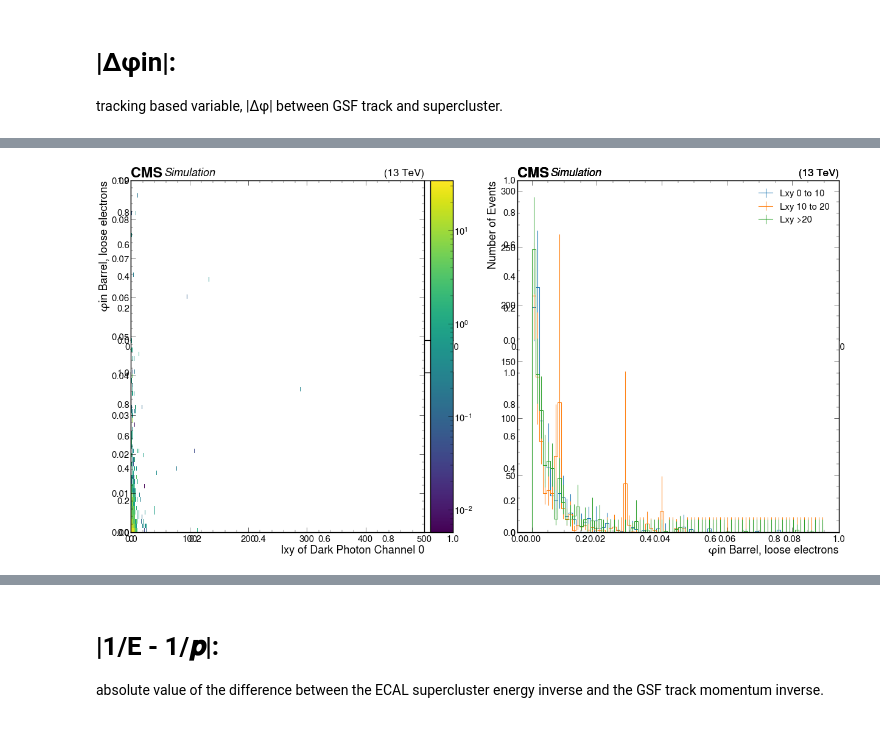
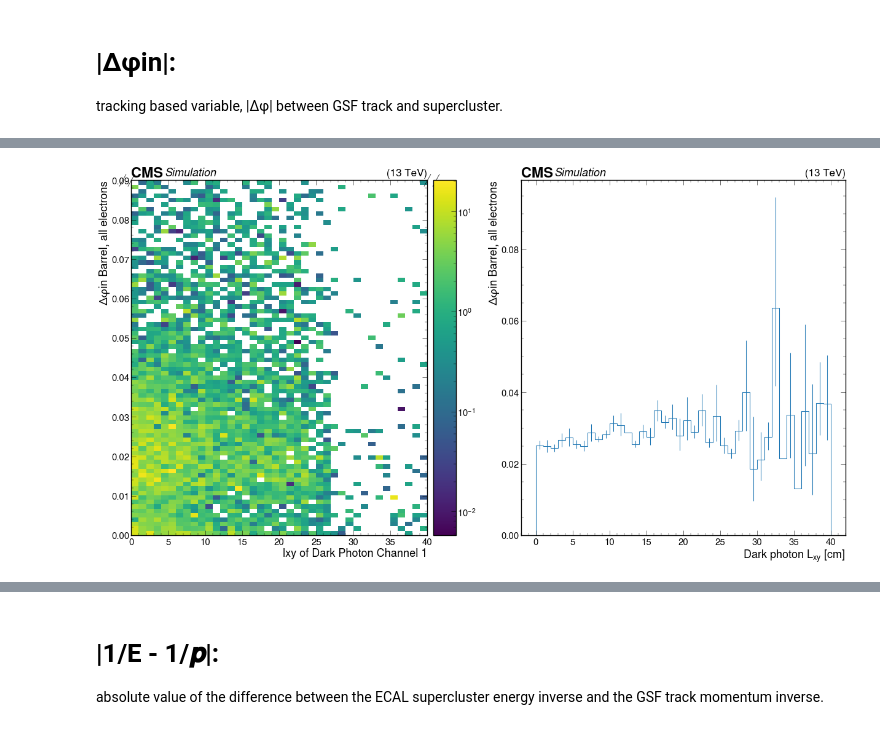
Before and after one commit to yfv2ev/SIDM, a Jupyter notebook: sidm/studies/GSF_electrons_profiles.ipynb, the cells around one changed output, grey strips where cells are left out. Cells and saved outputs as stored; diff of their text form; code cells hidden in the pictures.

```diff
--- a/sidm/studies/GSF_electrons_profiles.ipynb
+++ b/sidm/studies/GSF_electrons_profiles.ipynb
@@ -20,7 +20,7 @@ import matplotlib.pyplot as plt
 utilities.set_plot_style()
 %matplotlib inline
 # %%
-sample = ["2Mu2E_100GeV_5GeV_400mm"]
+sample = ["2Mu2E_100GeV_0p25GeV_10mm"]
 
 fileset = utilities.make_fileset(sample, "ffntuple_v4")
 
@@ -39,7 +39,7 @@ p = sidm_processor.SidmProcessor(
 
 output = runner.run(fileset, treename="ffNtuplizer/ffNtuple", processor_instance=p)
 out = output["out"]
-hists = out["2Mu2E_100GeV_5GeV_400mm"]["hists"]
+hists = out["2Mu2E_100GeV_0p25GeV_10mm"]["hists"]
 # %% [output]
 [interactive output not drawn]
 [interactive output not drawn]
@@ -154,62 +114,41 @@ Hist(Regular(60, 0, 0.0065, name='electron_GsfEleDEtaInSeedCut'), storage=Weight
 
 tracking based variable, |∆φ| between GSF track and supercluster.
 # %%
-plt.subplots(2, 2, figsize=(30,15))
+plt.subplots(1, 2, figsize=(30,15))
 plt.subplot(1, 2, 1)
-utilities.plot(hists["electron_GsfEleDPhiInCut2d"][channels[0], :, :], label = sample, norm=mpl.colors.LogNorm())
+utilities.plot(hists["electron_GsfEleDPhiInCut2d"][channels[1], :40j, :], label = sample, norm=mpl.colors.LogNorm())
+plt.xlabel("lxy of Dark Photon Channel 1")
+plt.ylabel("Δφin Barrel, all electrons")
+plt.subplot(1, 2, 2)
+utilities.plot(hists["electron_GsfEleDPhiInCut2d"][channels[1], :40j, :].profile(axis="electron_GsfEleDPhiInCut"))
+#print(hists["electron_GsfEleDPhiInCut2d"][channels[1],slice(0, 2, sum),:79])
+plt.xlabel("Dark photon $L_{xy}$ [cm]")
+plt.ylabel("Δφin Barrel, all electrons")
+
+plt.subplots(1, 2, figsize=(30,15))
+plt.subplot(1, 2, 1)
+utilities.plot(hists["electron_GsfEleDPhiInCut2d"][channels[0], :40j, :], label = sample, norm=mpl.colors.LogNorm())
 plt.xlabel("lxy of Dark Photon Channel 0")
-plt.ylabel("∆φin Barrel, loose electrons")
+plt.ylabel("Δφin Barrel, loose electrons")
 plt.subplot(1, 2, 2)
-utilities.plot(hists["electron_GsfEleDPhiInCut2d"][channels[0],slice(0, 2, sum),:], label = "Lxy 0 to 10",density=True,flow='none')
-utilities.plot(hists["electron_GsfEleDPhiInCut2d"][channels[0],slice(2,4, sum),:], label = "Lxy 10 to 20",density=True,flow='none')
-utilities.plot(hists["electron_GsfEleDPhiInCut2d"][channels[0],slice(4,101, sum),:], label = "Lxy >20" ,density=True,flow='none')
-plt.legend()
+utilities.plot(hists["electron_GsfEleDPhiInCut2d"][channels[0], :40j, :].profile(axis="electron_GsfEleDPhiInCut"))
 #print(hists["electron_GsfEleDPhiInCut2d"][channels[0],slice(0, 2, sum),:76])
-plt.ylabel("Number of Events")
-plt.xlabel("∆φin Barrel, loose electrons")
-
-plt.subplots(2, 2, figsize=(30,15))
-plt.subplot(1, 2, 1)
-utilities.plot(hists["electron_GsfEleDPhiInCut2d"][channels[1], :, :], label = sample, norm=mpl.colors.LogNorm())
-plt.xlabel("lxy of Dark Photon Channel 1")
-plt.ylabel("∆φin Barrel, all electrons")
-plt.subplot(1, 2, 2)
-utilities.plot(hists["electron_GsfEleDPhiInCut2d"][channels[1],slice(0, 2, sum),:], label = "Lxy 0 to 10",density=True,flow='none')
-utilities.plot(hists["electron_GsfEleDPhiInCut2d"][channels[1],slice(2,4, sum),:], label = "Lxy 10 to 20",density=True,flow='none')
-utilities.plot(hists["electron_GsfEleDPhiInCut2d"][channels[1],slice(4,101, sum),:], label = "Lxy >20" ,density=True,flow='none')
-plt.legend()
-print(hists["electron_GsfEleDPhiInCut2d"][channels[1],slice(0, 2, sum),:76])
-plt.ylabel("Number of Events")
-plt.xlabel("∆φin Barrel, all electrons")
-
-plt.subplots(2, 2, figsize=(30,15))
-plt.subplot(1, 2, 1)
-utilities.plot(hists["electron_GsfEleDPhiInCut2d"][channels[2], :, :], label = sample, norm=mpl.colors.LogNorm())
-plt.xlabel("lxy of Dark Photon Channel 2")
-plt.ylabel("∆φin EndCap, loose electrons")
-plt.subplot(1, 2, 2)
-utilities.plot(hists["electron_GsfEleDPhiInCut2d"][channels[2],slice(0, 2, sum),:], label = "Lxy 0 to 10",density=True,flow='none')
-utilities.plot(hists["electron_GsfEleDPhiInCut2d"][channels[2],slice(2,4, sum),:], label = "Lxy 10 to 20",density=True,flow='none')
-utilities.plot(hists["electron_GsfEleDPhiInCut2d"][channels[2],slice(4,101, sum),:], label = "Lxy >20" ,density=True,flow='none')
-plt.legend()
-#print(hists["electron_GsfEleDPhiInCut2d"][channels[2],slice(0, 2, sum),:76])
-plt.ylabel("Number of Events")
-plt.xlabel("∆φin EndCap, loose electrons")
-
-plt.subplots(2, 2, figsize=(30,15))
-plt.subplot(1, 2, 1)
-utilities.plot(hists["electron_GsfEleDPhiInCut2d"][channels[3], :, :], label = sample, norm=mpl.colors.LogNorm())
-plt.xlabel("lxy of Dark Photon Channel 3")
-plt.ylabel("∆φin EndCap, all electrons")
-plt.subplot(1, 2, 2)
-utilities.plot(hists["electron_GsfEleDPhiInCut2d"][channels[3],slice(0, 2, sum),:], label = "Lxy 0 to 10",density=True,flow='none')
-utilities.plot(hists["electron_GsfEleDPhiInCut2d"][channels[3],slice(2,4, sum),:], label = "Lxy 10 to 20",density=True,flow='none')
-utilities.plot(hists["electron_GsfEleDPhiInCut2d"][channels[3],slice(4,101, sum),:], label = "Lxy >20" ,density=True,flow='none')
-plt.legend()
-#print(hists["electron_GsfEleDPhiInCut2d"][channels[3],slice(0, 2, sum),:76])
-plt.ylabel("Number of Events")
-plt.xlabel("∆φin EndCap, all electrons")
+plt.xlabel("Dark photon $L_{xy}$ [cm]")
+plt.ylabel("Δφin Barrel, loose electrons")
 
 
-(hists["electron_GsfEleDPhiInCut2d"][channels[0],slice(0, 2, sum),:])
+plt.subplots(1, 2, figsize=(30,15))
+plt.subplot(1, 2, 1)
+utilities.plot(hists["electron_GsfEleDPhiInCut2d"][channels[3], :40j, :], label = sample, norm=mpl.colors.LogNorm())
+plt.xlabel("lxy of Dark Photon Channel 3")
+plt.ylabel("Δφin Barrel, n-1 cuts")
+plt.subplot(1, 2, 2)
+utilities.plot(hists["electron_GsfEleDPhiInCut2d"][channels[3], :40j, :].profile(axis="electron_GsfEleDPhiInCut"))
+#print(hists["electron_GsfEleDPhiInCut2d"][channels[4],slice(0, 2, sum),:76])
+plt.xlabel("Dark photon $L_{xy}$ [cm]")
+plt.ylabel("Δφin Barrel, n-1 cuts")
+
+
+
+#(hists["electron_GsfEleDPhiInCut2d"][channels[0],slice(0, 2, sum),:])
 # %% [output]
@@ -234 +156 @@ Hist(Regular(80, 0, 0.09, name='electron_GsfEleDPhiInCut'), storage=Weight()) #
-[figure, old version]
+[figure, new version]
```
Also changed, not shown: parts of 11 cells of this notebook.
